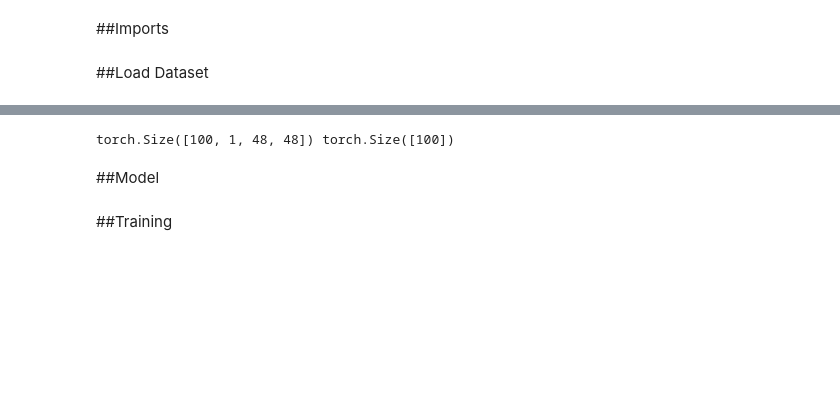
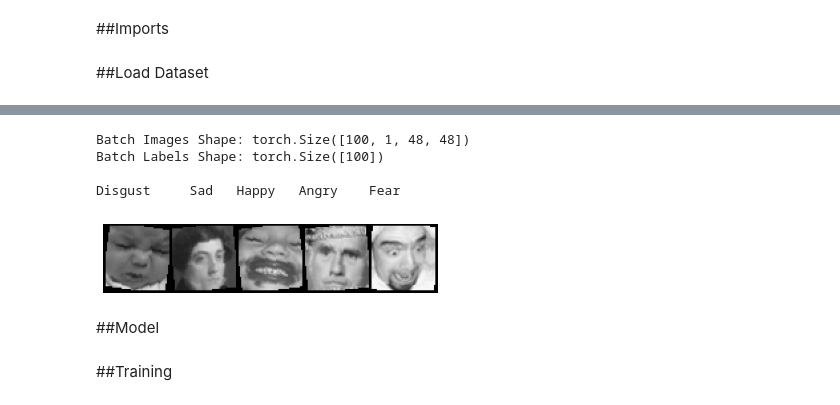
Before and after one commit to usef-kh/EC-523-Deep-Learning-Project, a Jupyter notebook: FER_with_CNN_Ensemble.ipynb, the cells around one changed output, grey strips where cells are left out. Cells and saved outputs as stored; diff of their text form; code cells hidden in the pictures; blank space fills up the shorter version.

```diff
--- a/FER_with_CNN_Ensemble.ipynb
+++ b/FER_with_CNN_Ensemble.ipynb
@@ -135,14 +125,30 @@ for i in range(10):
 trainloader = torch.utils.data.DataLoader(train, batch_size=100, shuffle=True, num_workers=2)
 valloader = torch.utils.data.DataLoader(val, batch_size=100, shuffle=True, num_workers=2)
 testloader = torch.utils.data.DataLoader(test, batch_size=100, shuffle=True, num_workers=2)
-# %%
-dataiter = iter(trainloader)
-images, labels = dataiter.next()
-
-print("Batch Images Shape:", images.shape)
-print("Batch Labels Shape:", labels.shape)
-# %% [output]
-torch.Size([100, 1, 48, 48]) torch.Size([100])
+# %%
+def imshow(img):
+    npimg = img.numpy()
+    plt.imshow(np.transpose(npimg, (1, 2, 0)), cmap='gray')
+
+# get some random training images
+dataiter = iter(trainloader)
+images, labels = dataiter.next()
+
+print("Batch Images Shape:", images.shape)
+print("Batch Labels Shape:", labels.shape)
+print()
+
+# show 5 images
+imshow(torchvision.utils.make_grid(images[:5]))
+plt.axis('off')
+# print labels
+print(' '.join('%7s' % emotions[labels[j].item()] for j in range(5)))
+# %% [output]
+Batch Images Shape: torch.Size([100, 1, 48, 48])
+Batch Labels Shape: torch.Size([100])
+
+Disgust     Sad   Happy   Angry    Fear
+[figure, added]
 # %% [markdown]
 ##Model
 # %%
```
Also changed, not shown: parts of 12 cells of this notebook.
